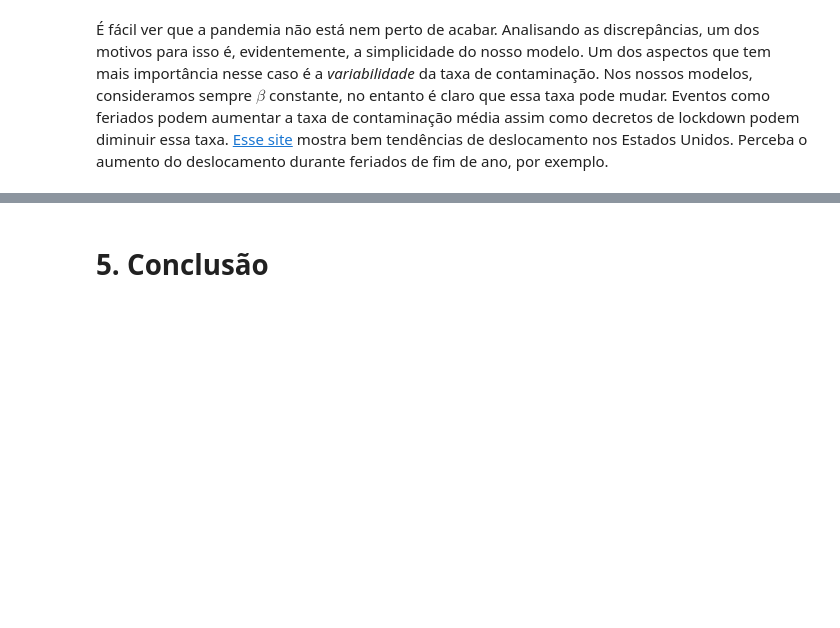
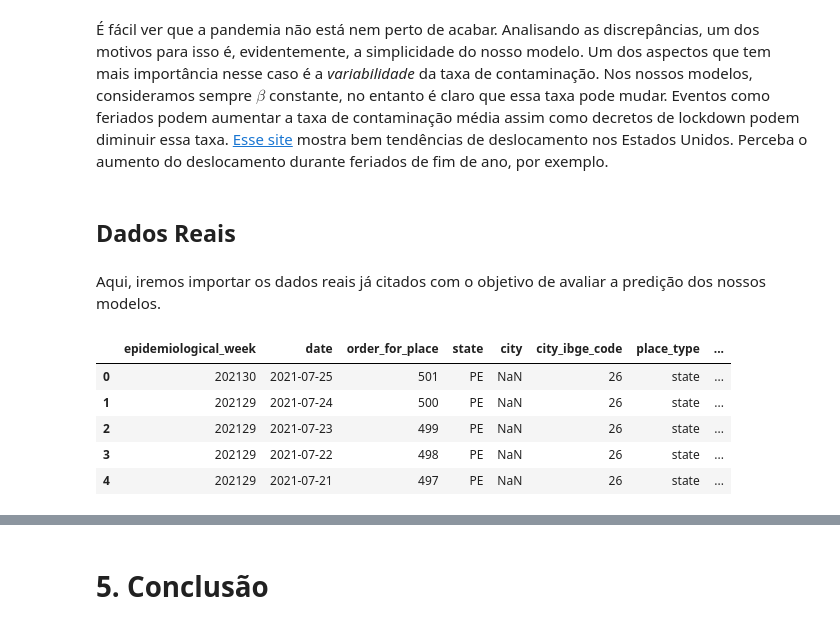
Before and after one commit to RafaelBNN/if816, a Jupyter notebook: jmlcs_rbnn - Quarta Parte do Projeto.ipynb, the cells around one changed output, grey strips where cells are left out. Cells and saved outputs as stored; diff of their text form; code cells hidden in the pictures; blank space fills up the shorter version.

Commit message:
Início da comparação com dados reais

```diff
--- a/jmlcs_rbnn - Quarta Parte do Projeto.ipynb
+++ b/jmlcs_rbnn - Quarta Parte do Projeto.ipynb
@@ -385,3 +387,7 @@ Image(filename = PATH + "mortesgoogle.png", width=100, height=100)
 [figure]
 # %% [markdown]
 É fácil ver que a pandemia não está nem perto de acabar. Analisando as discrepâncias, um dos motivos para isso é, evidentemente, a simplicidade do nosso modelo. Um dos aspectos que tem mais importância nesse caso é a _variabilidade_ da taxa de contaminação. Nos nossos modelos, consideramos sempre $\beta$ constante, no entanto é claro que essa taxa pode mudar. Eventos como feriados podem aumentar a taxa de contaminação média assim como decretos de lockdown podem diminuir essa taxa. [Esse site](https://www.unacast.com/covid19/social-distancing-scoreboard) mostra bem tendências de deslocamento nos Estados Unidos. Perceba o aumento do deslocamento durante feriados de fim de ano, por exemplo.
+# %% [markdown]
+## Dados Reais
+# %% [markdown]
+Aqui, iremos importar os dados reais já citados com o objetivo de avaliar a predição dos nossos modelos.
@@ -387,0 +400,9 @@ Image(filename = PATH + "mortesgoogle.png", width=100, height=100)
+# %%
+df_real.head()
+# %% [output]
+|  | epidemiological_week | date | order_for_place | state | city | city_ibge_code | place_type | ... |
+| 0 | 202130 | 2021-07-25 | 501 | PE | NaN | 26 | state | ... |
+| 1 | 202129 | 2021-07-24 | 500 | PE | NaN | 26 | state | ... |
+| 2 | 202129 | 2021-07-23 | 499 | PE | NaN | 26 | state | ... |
+| 3 | 202129 | 2021-07-22 | 498 | PE | NaN | 26 | state | ... |
+| 4 | 202129 | 2021-07-21 | 497 | PE | NaN | 26 | state | ... |
```
Also changed, not shown: parts of 3 cells of this notebook.
